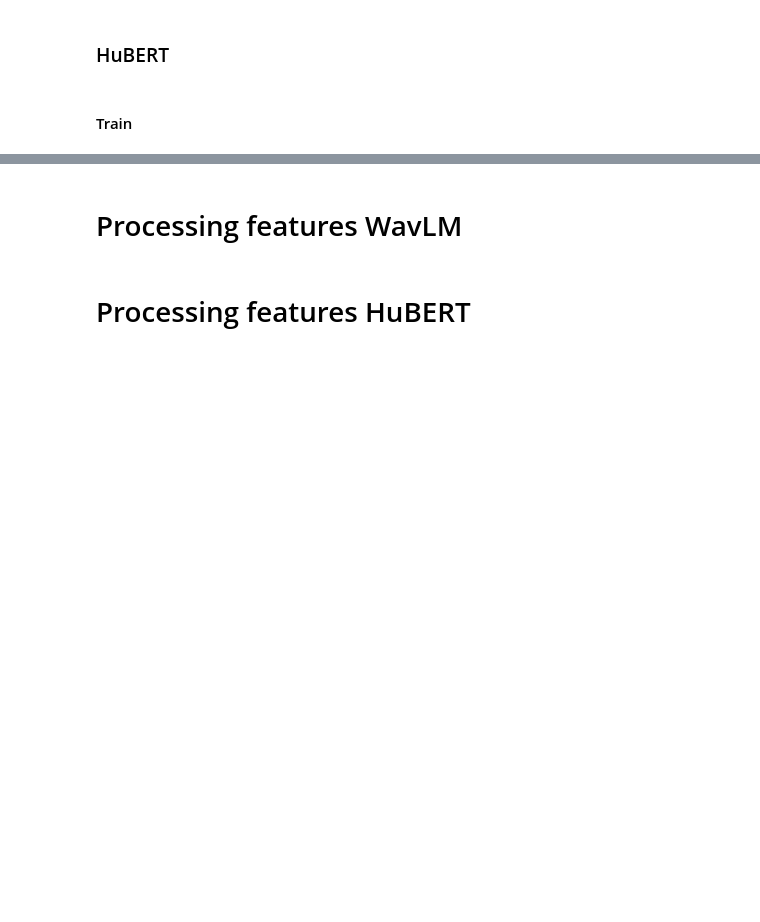
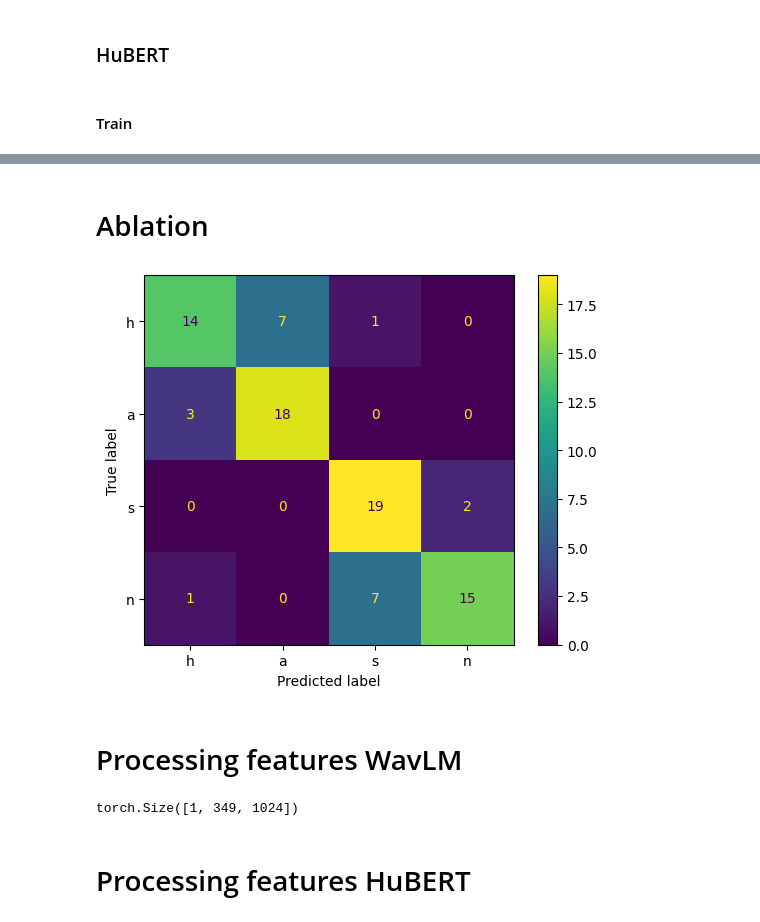
Before and after one commit to paulovsantanas/pav-cross-ser, a Jupyter notebook: train.ipynb, the cells around one changed output, grey strips where cells are left out. Cells and saved outputs as stored; diff of their text form; code cells hidden in the pictures; blank space fills up the shorter version.

```diff
--- a/train.ipynb
+++ b/train.ipynb
@@ -358,3 +350,12 @@ hubert_test_dataloader = torch.utils.data.DataLoader(
+# %%
+wav2vec2_train_dataset = EmoUERJFeatureDataset(
+    data_path='emoUERJ_wav2vec2_features',
+    actor_ids=[1, 2]
+)
+wav2vec2_valid_dataset = EmoUERJFeatureDataset(
+    data_path='emoUERJ_wav2vec2_features',
+    actor_ids=[3, 4]
+)
 # %% [markdown]
 # Training
 # %%
@@ -1007,2 +1464,30 @@ weighted avg       0.73      0.52      0.54       105
+# %% [markdown]
+# Ablation
+# %%
+from sklearn import metrics
+import matplotlib.pyplot as plt
+
+validation_preds = []
+validation_labels = []
+for features_1, labels in hubert_validation_dataloader:
+    features_1 = features_1.to(DEVICE)
+    labels = labels
+
+    validation_outputs = mlp_model(features_1)
+
+    validation_preds.extend(
+        torch.argmax(
+            torch.nn.functional.softmax(validation_outputs, dim=-1),
+            dim=-1,
+        ).cpu().numpy()
+    )
+    validation_labels.extend(labels)
+
+confusion_matrix = metrics.confusion_matrix(validation_labels, validation_preds)
+cm_display = metrics.ConfusionMatrixDisplay(confusion_matrix = confusion_matrix, display_labels = ["h", "a", "s", "n"])
+cm_display.plot()
+plt.show()
+# %% [output]
+[figure, added]
 # %% [markdown]
 # Processing features WavLM
@@ -1009,7 +1497,10 @@ weighted avg       0.73      0.52      0.54       105
 # %%
-wavlm_dataset = EmoUERJDataset(
-    FileToFeature(ModelFeatureExtractor(wavlm))
-)
+# wavlm_dataset = EmoUERJDataset(
+#     FileToFeature(ModelFeatureExtractor(wavlm))
+# )
+wavlm_train_dataset[0][0].size()
+# %% [output]
+torch.Size([1, 349, 1024])
 # %%
 folder = 'emoUERJ_wavlm_features'
 os.makedirs(folder, exist_ok=True)
```
Also changed, not shown: parts of 47 cells of this notebook, 3 other files.
